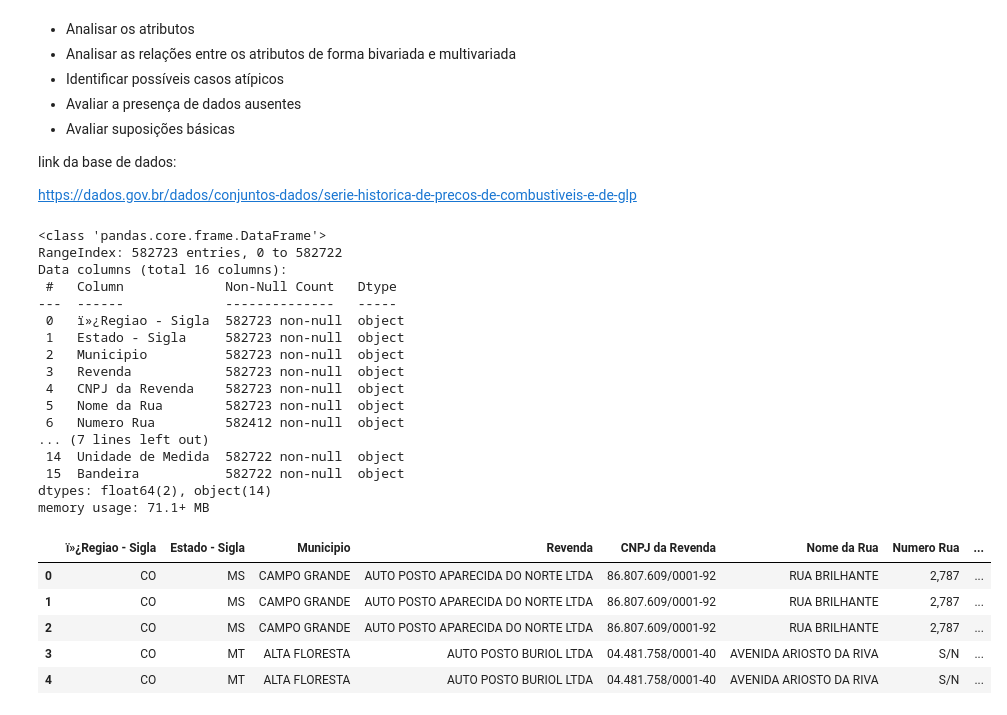
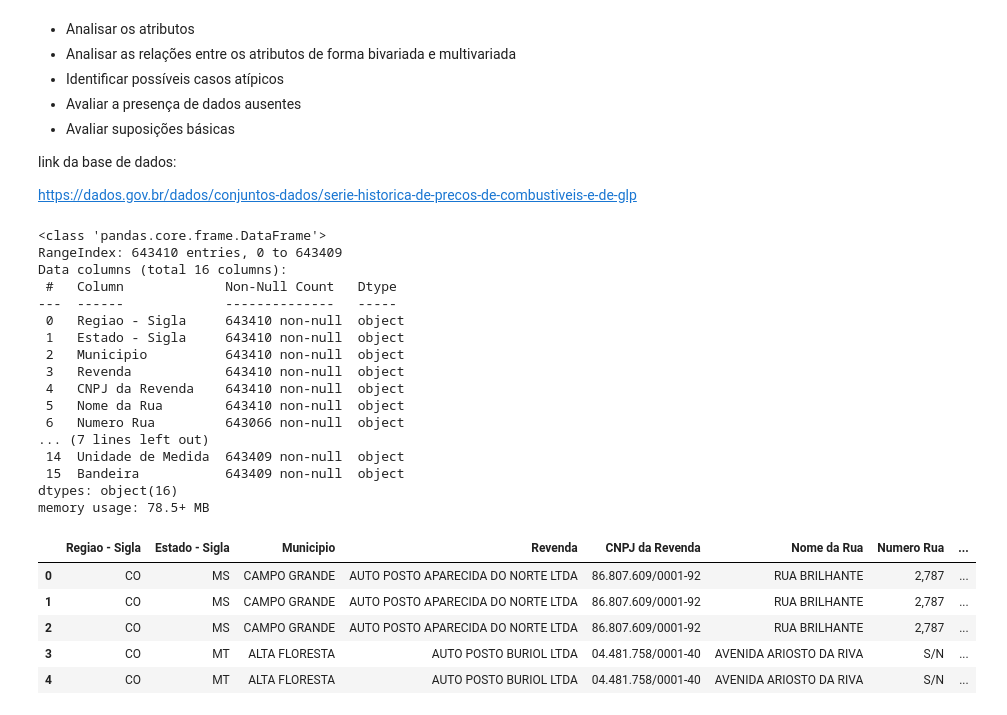
Before and after one commit to SandraRojasZ/DataScience, a Jupyter notebook: ProjetoAED.ipynb, the cells around one changed output. Cells and saved outputs as stored; diff of their text form; code cells hidden in the pictures.

```diff
--- a/ProjetoAED.ipynb
+++ b/ProjetoAED.ipynb
@@ -21,32 +21,32 @@ import seaborn as sns
 import scipy
 # %%
 # dados é um DataFrame
-df_combustiveis = pd.read_csv("/content/PrecoCombustiveisGLP.csv", encoding="ISO-8859-1",
-           sep=";", thousands=".", decimal=",")
+df_combustiveis = pd.read_csv("/content/PrecoCombustiveisGLP.csv",
+           sep=";")
 # %%
 df_combustiveis.info()
 # %% [output]
 <class 'pandas.core.frame.DataFrame'>
-RangeIndex: 582723 entries, 0 to 582722
+RangeIndex: 643410 entries, 0 to 643409
 Data columns (total 16 columns):
  #   Column             Non-Null Count   Dtype
 ---  ------             --------------   -----
- 0   ï»¿Regiao - Sigla  582723 non-null  object
- 1   Estado - Sigla     582723 non-null  object
- 2   Municipio          582723 non-null  object
- 3   Revenda            582723 non-null  object
- 4   CNPJ da Revenda    582723 non-null  object
- 5   Nome da Rua        582723 non-null  object
- 6   Numero Rua         582412 non-null  object
+ 0   Regiao - Sigla     643410 non-null  object
+ 1   Estado - Sigla     643410 non-null  object
+ 2   Municipio          643410 non-null  object
+ 3   Revenda            643410 non-null  object
+ 4   CNPJ da Revenda    643410 non-null  object
+ 5   Nome da Rua        643410 non-null  object
+ 6   Numero Rua         643066 non-null  object
 ... (7 lines left out)
- 14  Unidade de Medida  582722 non-null  object
- 15  Bandeira           582722 non-null  object
-dtypes: float64(2), object(14)
-memory usage: 71.1+ MB
+ 14  Unidade de Medida  643409 non-null  object
+ 15  Bandeira           643409 non-null  object
+dtypes: object(16)
+memory usage: 78.5+ MB
 # %%
-dados.head()
+df_combustiveis.head()
 # %% [output]
-|  | ï»¿Regiao - Sigla | Estado - Sigla | Municipio | Revenda | CNPJ da Revenda | Nome da Rua | Numero Rua | ... |
+|  | Regiao - Sigla | Estado - Sigla | Municipio | Revenda | CNPJ da Revenda | Nome da Rua | Numero Rua | ... |
 | 0 | CO | MS | CAMPO GRANDE | AUTO POSTO APARECIDA DO NORTE LTDA | 86.807.609/0001-92 | RUA BRILHANTE | 2,787 | ... |
 | 1 | CO | MS | CAMPO GRANDE | AUTO POSTO APARECIDA DO NORTE LTDA | 86.807.609/0001-92 | RUA BRILHANTE | 2,787 | ... |
 | 2 | CO | MS | CAMPO GRANDE | AUTO POSTO APARECIDA DO NORTE LTDA | 86.807.609/0001-92 | RUA BRILHANTE | 2,787 | ... |
```
Also changed, not shown: parts of 6 cells of this notebook.
